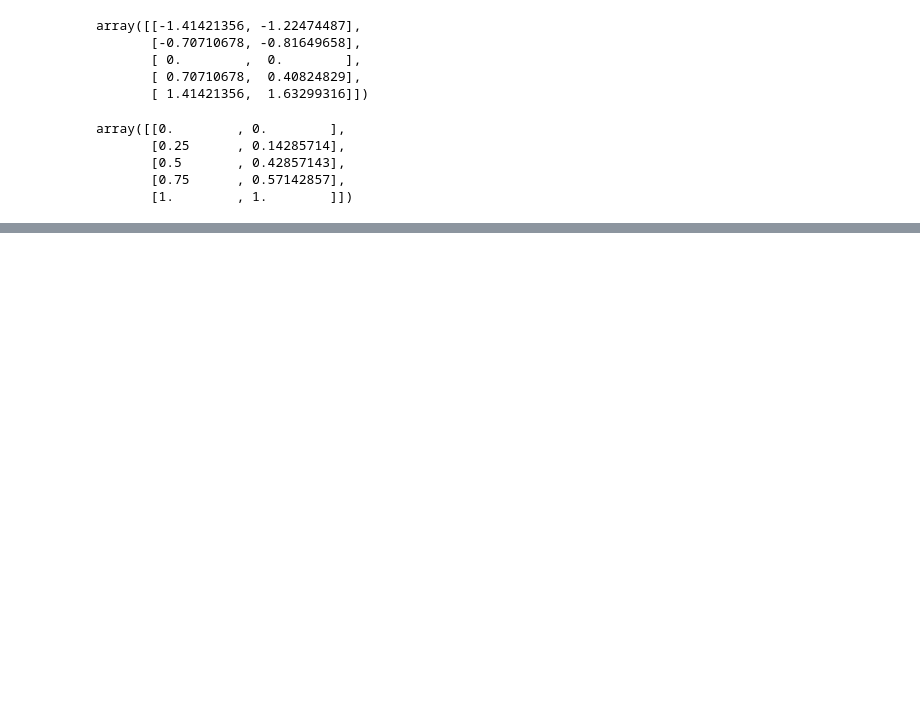
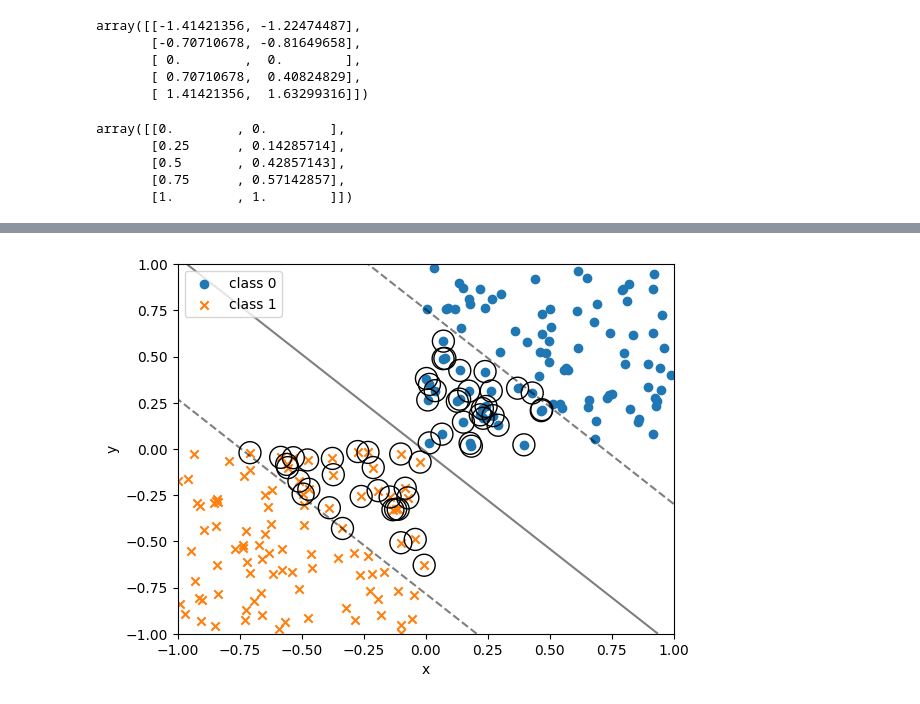
Before and after one commit to esk-00/study, a Jupyter notebook: data_engineer/scikit-learn/4.4.1.ipynb, the cells around one changed output, grey strips where cells are left out. Cells and saved outputs as stored; diff of their text form; code cells hidden in the pictures; blank space fills up the shorter version.

```diff
--- a/data_engineer/scikit-learn/4.4.1.ipynb
+++ b/data_engineer/scikit-learn/4.4.1.ipynb
@@ -134,0 +187,4 @@ array([[0.        , 0.        ],
+# %%
+plot_boundary_margin_sv(X0, y0, X1, y1, kernel='linear', C=0.1)
+# %% [output]
+[figure, added]
```
Also changed, not shown: parts of 5 cells of this notebook, 7 other files.
